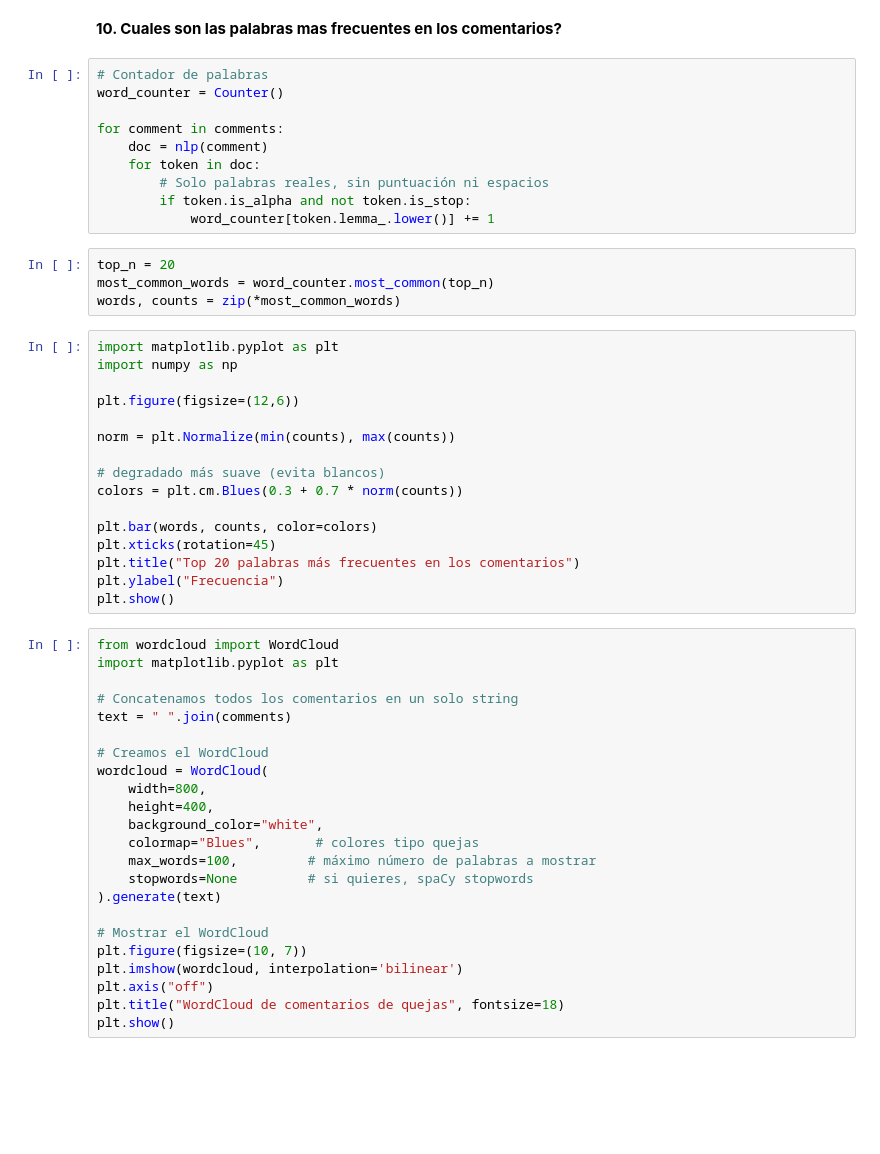
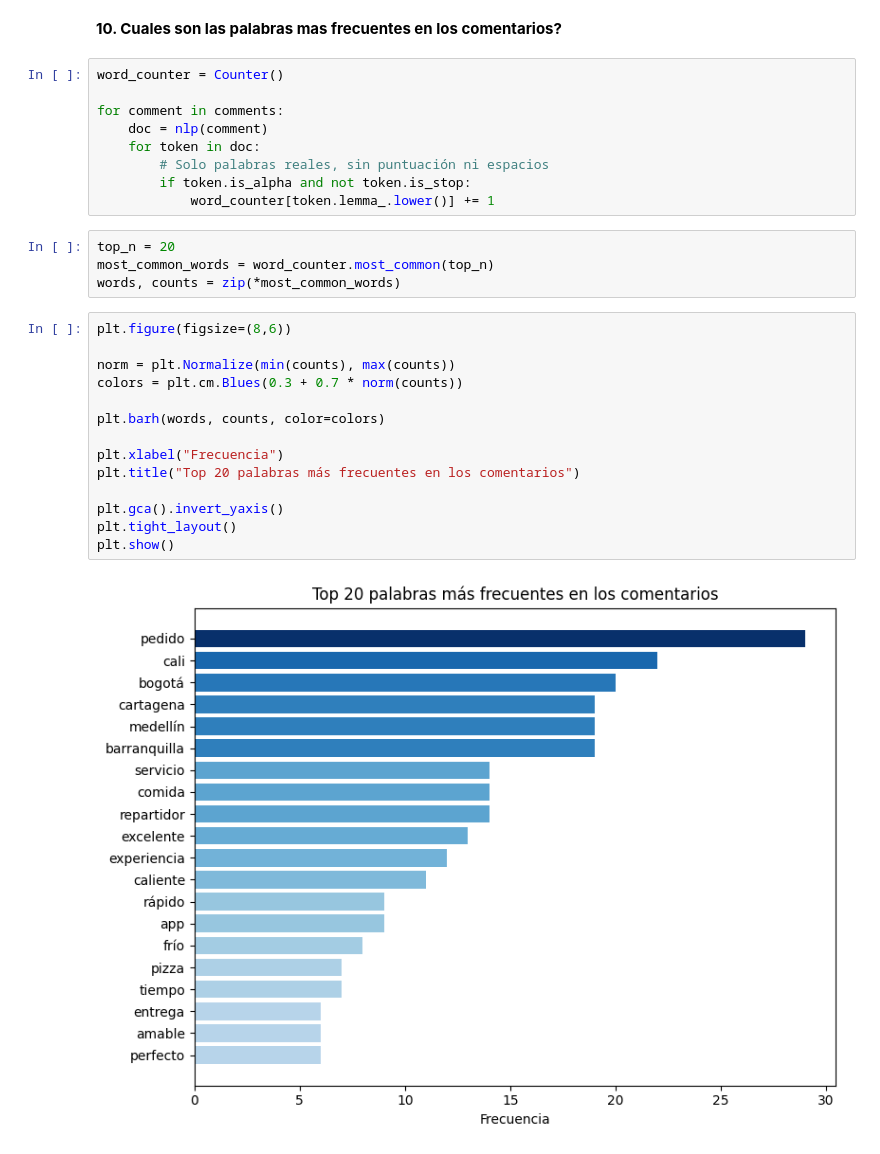
Before and after one commit to sebastianb92/nlp-labs, a Jupyter notebook: Session1/1-Spacy-Basics.ipynb, the cells around one changed output. Saved outputs shown, nothing was run; the diff lists cells and outputs as text; blank space fills up the shorter version.

```diff
--- a/Session1/1-Spacy-Basics.ipynb
+++ b/Session1/1-Spacy-Basics.ipynb
@@ -217,7 +354,6 @@ print(f"Comentarios negativos: {percent_negative:.2f}%")
 # %% [markdown]
 **10. Cuales son las palabras mas frecuentes en los comentarios?**
 # %%
-# Contador de palabras
 word_counter = Counter()
 
 for comment in comments:
@@ -231,41 +367,18 @@ top_n = 20
 most_common_words = word_counter.most_common(top_n)
 words, counts = zip(*most_common_words)
 # %%
-import matplotlib.pyplot as plt
-import numpy as np
-
-plt.figure(figsize=(12,6))
+plt.figure(figsize=(8,6))
 
 norm = plt.Normalize(min(counts), max(counts))
-
-# degradado más suave (evita blancos)
 colors = plt.cm.Blues(0.3 + 0.7 * norm(counts))
 
-plt.bar(words, counts, color=colors)
-plt.xticks(rotation=45)
+plt.barh(words, counts, color=colors)
+
+plt.xlabel("Frecuencia")
 plt.title("Top 20 palabras más frecuentes en los comentarios")
-plt.ylabel("Frecuencia")
+
+plt.gca().invert_yaxis()
+plt.tight_layout()
 plt.show()
+# %% [output]
+[figure, added]
-# %%
-from wordcloud import WordCloud
-import matplotlib.pyplot as plt
-
-# Concatenamos todos los comentarios en un solo string
-text = " ".join(comments)
-
-# Creamos el WordCloud
-wordcloud = WordCloud(
-    width=800,
-    height=400,
-    background_color="white",
-    colormap="Blues",       # colores tipo quejas
-    max_words=100,         # máximo número de palabras a mostrar
-    stopwords=None         # si quieres, spaCy stopwords
-).generate(text)
-
-# Mostrar el WordCloud
-plt.figure(figsize=(10, 7))
-plt.imshow(wordcloud, interpolation='bilinear')
-plt.axis("off")
-plt.title("WordCloud de comentarios de quejas", fontsize=18)
-plt.show()
```
Also changed, not shown: parts of 34 cells of this notebook.
